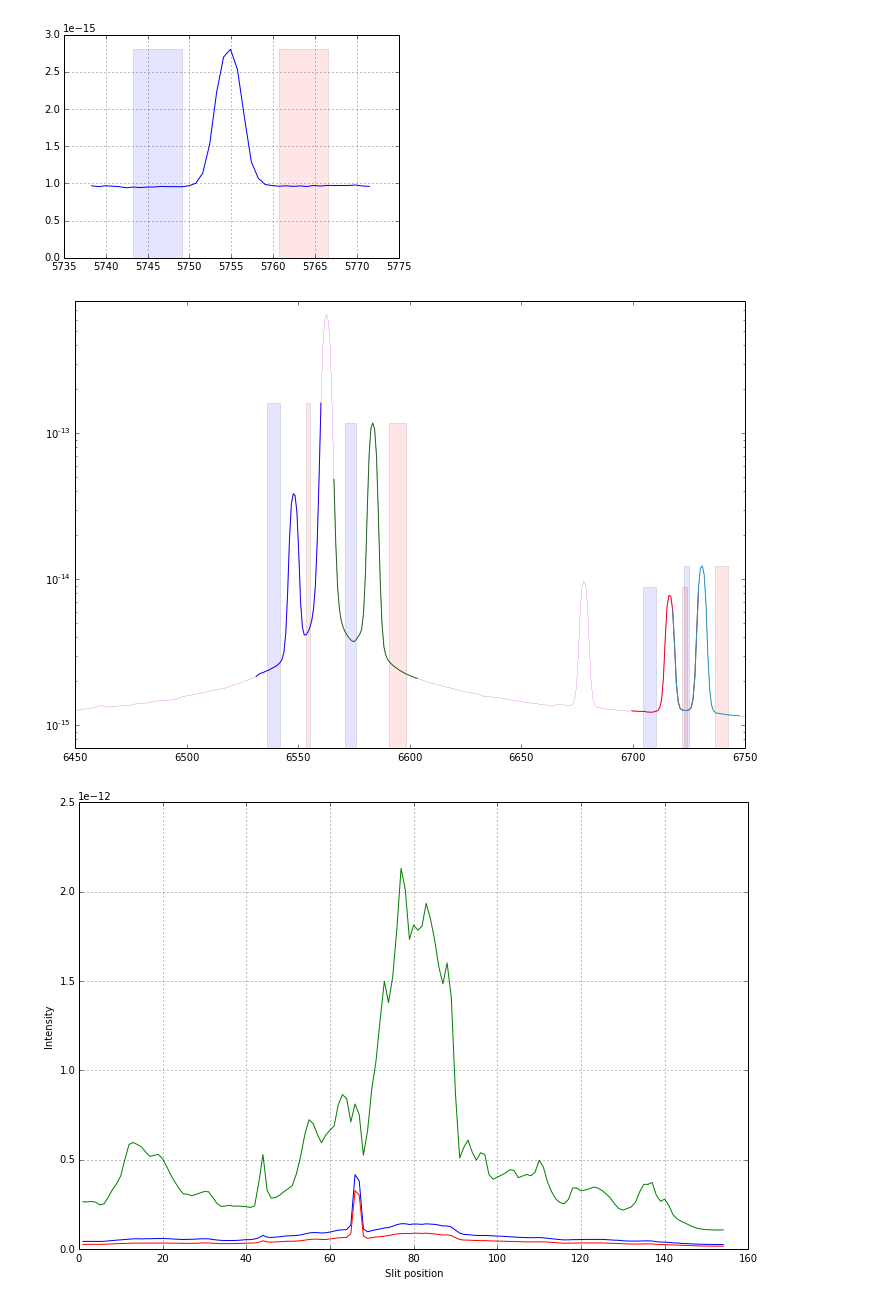
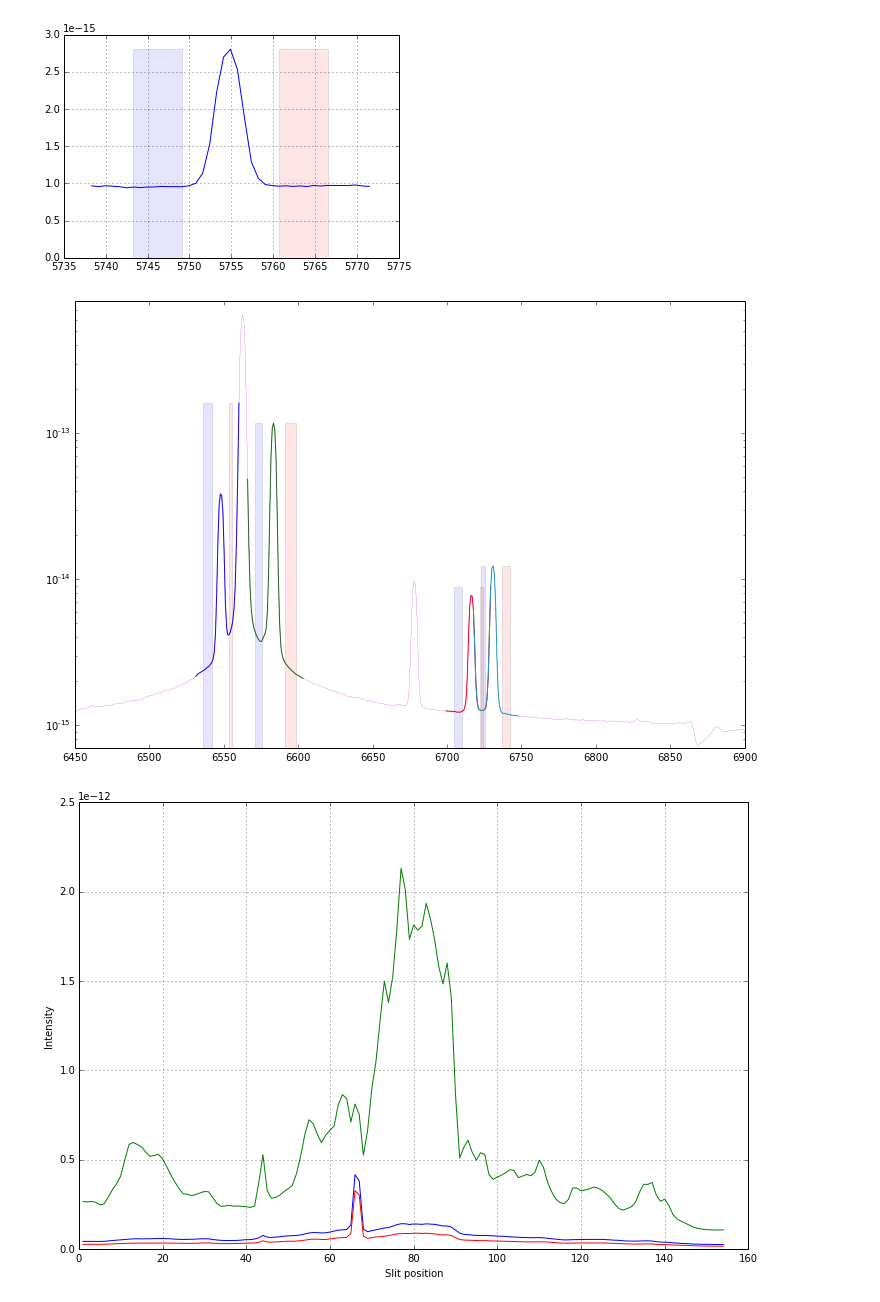
Before and after one commit to deprecated/orion-tsq, a Jupyter notebook: Adal spectra.ipynb, the cells around one changed output. Saved outputs shown, nothing was run; the diff lists cells and outputs as text; code cells hidden in the pictures.

```diff
--- a/Adal spectra.ipynb
+++ b/Adal spectra.ipynb
@@ -59,15 +59,15 @@ grid()
 # %%
 plot_profile(6547.9, trimred=5)
 plot_profile(6583.4, width=18, trimblue=3)
 plot_profile(6716.4, trimred=4)
 plot_profile(6730.8, trimblue=4)
 plot(wavs, hdu.data.mean(axis=0), lw=0.2)
 yscale('log')
 ylim(7.e-16, 8.e-13)
-xlim(6450, 6750)
+xlim(6450, 6900)
 gcf().set_size_inches(12,8)
 # %% [output]
-[figure, old version]
+[figure, new version]
 # %%
 profile6583, rprofile, bprofile = slit_profile(6583.4, width=18, trimblue=3, wblue=0.0)
 plot(xpos, bprofile)
```
Also changed, not shown: parts of 27 cells of this notebook, 1 other file.
